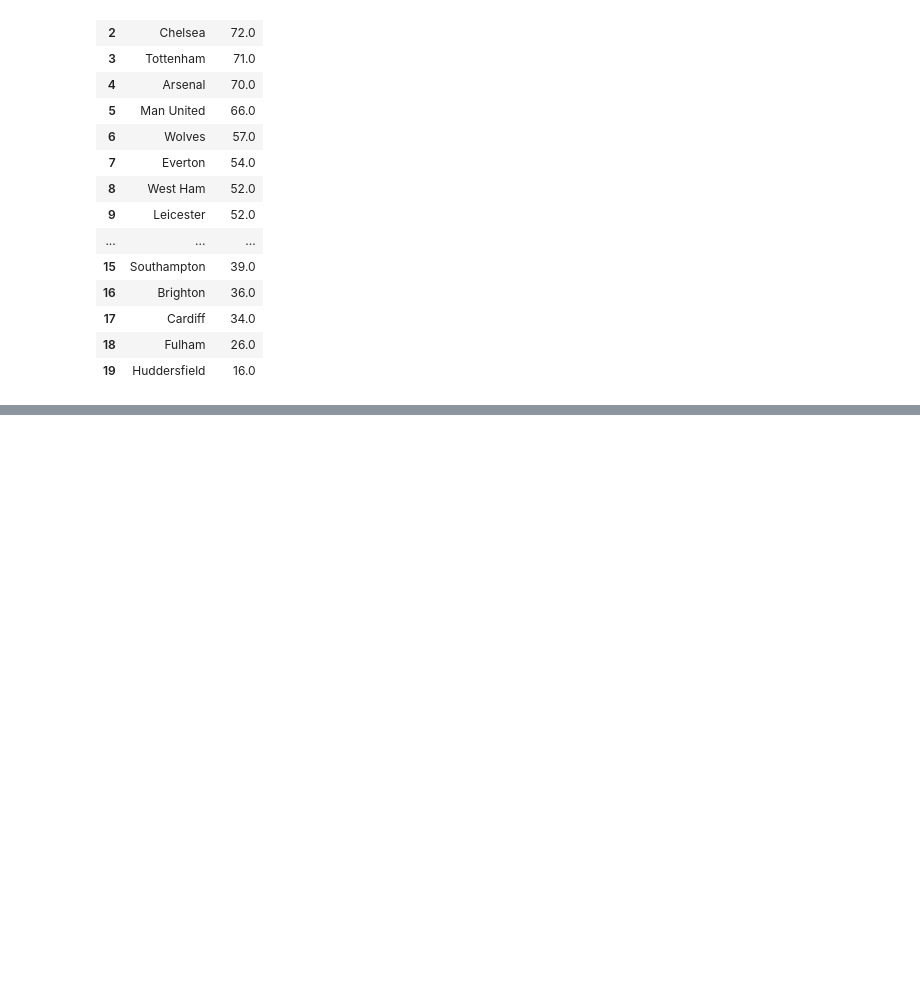
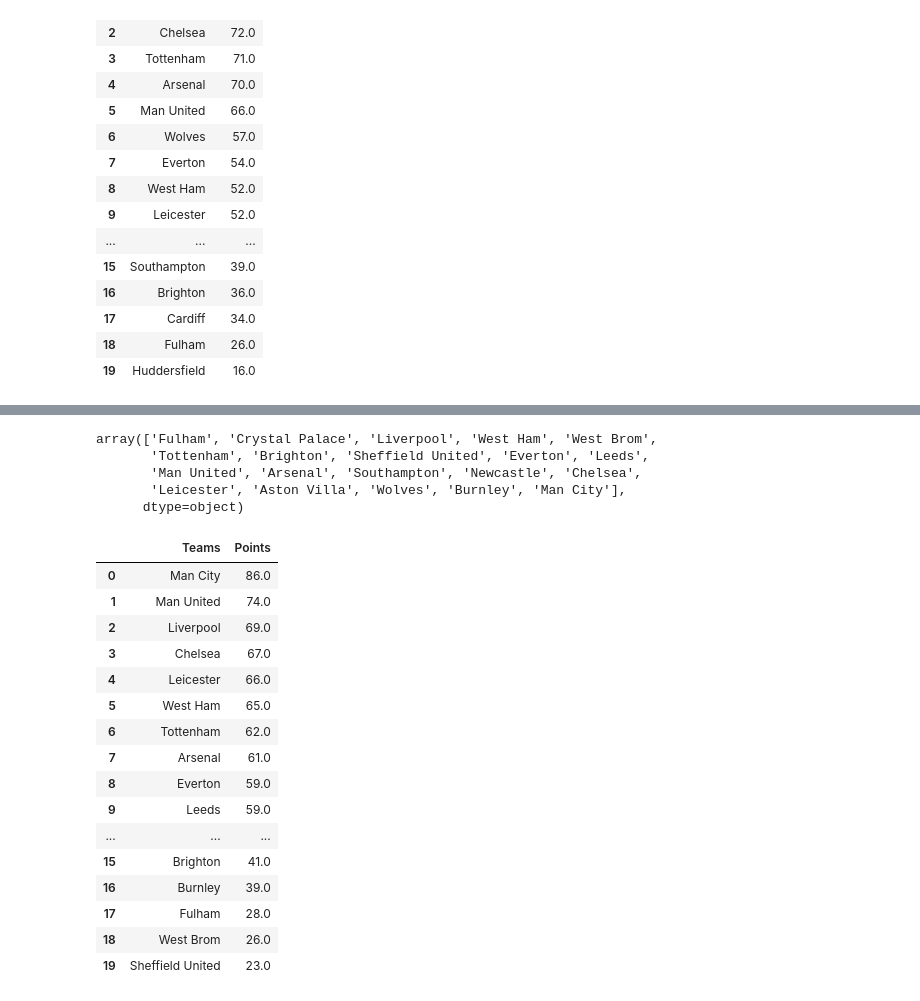
Before and after one commit to EstherOgutu/Premier-League-Prediction-Group-3-, a Jupyter notebook: Premier_League_Prediction.ipynb, the cells around one changed output, grey strips where cells are left out. Saved outputs shown, nothing was run; the diff lists cells and outputs as text; code cells hidden in the pictures; blank space fills up the shorter version.

```diff
--- a/Premier_League_Prediction.ipynb
+++ b/Premier_League_Prediction.ipynb
@@ -1465,0 +1888,38 @@ df_epltable19.head(20)
+# %%
+# let's convert the date into a datetime format
+
+season21['Date'] = pd.to_datetime(season21['Date'], dayfirst=True).dt.strftime('%m-%d-%Y')
+# %%
+# checking for unique values
+
+season21['HomeTeam'].unique()
+# %% [output]
+array(['Fulham', 'Crystal Palace', 'Liverpool', 'West Ham', 'West Brom',
+       'Tottenham', 'Brighton', 'Sheffield United', 'Everton', 'Leeds',
+       'Man United', 'Arsenal', 'Southampton', 'Newcastle', 'Chelsea',
+       'Leicester', 'Aston Villa', 'Wolves', 'Burnley', 'Man City'],
+      dtype=object)
+# %%
+
+# let's specify the teams
+
+df_fulham21 = season21.loc[(season21['HomeTeam']=='Fulham') | (season21['AwayTeam'] == 'Fulham')]
+df_crystalpalace21 = season21.loc[(season21['HomeTeam']=='Crystal Palace') | (season21['AwayTeam'] == 'Crystal Palace')]
+df_liverpool21 = season21.loc[(season21['HomeTeam']=='Liverpool') | (season21['AwayTeam'] == 'Liverpool')]
+df_westham21 = season21.loc[(season21['HomeTeam']=='West Ham') | (season21['AwayTeam'] == 'West Ham')]
+df_westbrom21 = season21.loc[(season21['HomeTeam']=='West Brom') | (season21['AwayTeam'] == 'West Brom')]
+df_tottenham21 = season21.loc[(season21['HomeTeam']=='Tottenham') | (season21['AwayTeam'] == 'Tottenham')]
+df_brighton21 = season21.loc[(season21['HomeTeam']=='Brighton') | (season21['AwayTeam'] == 'Brighton')]
+df_sheff21 = season21.loc[(season21['HomeTeam']=='Sheffield United') | (season21['AwayTeam'] == 'Sheffield United')]
+df_everton21 = season21.loc[(season21['HomeTeam']=='Everton') | (season21['AwayTeam'] == 'Everton')]
+df_leeds21 = season21.loc[(season21['HomeTeam']=='Leeds') | (season21['AwayTeam'] == 'Leeds')]
+df_manunited21 = season21.loc[(season21['HomeTeam']=='Man United') | (season21['AwayTeam'] == 'Man United')]
+df_arsenal21 = season21.loc[(season21['HomeTeam']=='Arsenal') | (season21['AwayTeam'] == 'Arsenal')]
+df_southampton21 = season21.loc[(season21['HomeTeam']=='Southampton') | (season21['AwayTeam'] == 'Southampton')]
+df_newcastle21 = season21.loc[(season21['HomeTeam']=='Newcastle') | (season21['AwayTeam'] == 'Newcastle')]
+df_chelsea21 = season21.loc[(season21['HomeTeam']=='Chelsea') | (season21['AwayTeam'] == 'Chelsea')]
+df_leicester21 = season21.loc[(season21['HomeTeam']=='Leicester') | (season21['AwayTeam'] == 'Leicester')]
+df_astonvilla21 = season21.loc[(season21['HomeTeam']=='Aston Villa') | (season21['AwayTeam'] == 'Aston Villa')]
+df_wolves21 = season21.loc[(season21['HomeTeam']=='Wolves') | (season21['AwayTeam'] == 'Wolves')]
+df_burnley21 = season21.loc[(season21['HomeTeam']=='Burnley') | (season21['AwayTeam'] == 'Burnley')]
+df_mancity21 = season21.loc[(season21['HomeTeam']=='Man City') | (season21['AwayTeam'] == 'Man City')]
@@ -1465,0 +2147,34 @@ df_epltable19.head(20)
+# %%
+# assigning the values to the variables in key value pairs in a dictionary
+
+d = {'Teams': ['Fulham', 'Crystal Palace', 'Liverpool', 'West Ham',
+                'West Brom', 'Tottenham', 'Brighton', 'Sheffield United', 'Everton', 'Leeds', 'Man United',
+                'Arsenal', 'Southampton', 'Newcastle', 'Chelsea', 'Leicester',
+                'Aston Villa', 'Wolves', 'Burnley', 'Man City'],
+    'Points': [one, two, three, four,
+                five, six, seven, eight, nine, ten, eleven,
+                twelve, thirteen, fourteen, fifteen, sixteen,
+                seventeen, eighteen, nineteen, twenty]}
+
+df_epltable = pd.DataFrame(data=d)
+df_epltable = df_epltable.sort_values(by=['Points'], ascending=False)
+df_epltable = df_epltable.reset_index(drop=True)
+df_epltable.head(20)
+# %% [output]
+|  | Teams | Points |
+| 0 | Man City | 86.0 |
+| 1 | Man United | 74.0 |
+| 2 | Liverpool | 69.0 |
+| 3 | Chelsea | 67.0 |
+| 4 | Leicester | 66.0 |
+| 5 | West Ham | 65.0 |
+| 6 | Tottenham | 62.0 |
+| 7 | Arsenal | 61.0 |
+| 8 | Everton | 59.0 |
+| 9 | Leeds | 59.0 |
+| ... | ... | ... |
+| 15 | Brighton | 41.0 |
+| 16 | Burnley | 39.0 |
+| 17 | Fulham | 28.0 |
+| 18 | West Brom | 26.0 |
+| 19 | Sheffield United | 23.0 |
```
Also changed, not shown: parts of 25 cells of this notebook.
